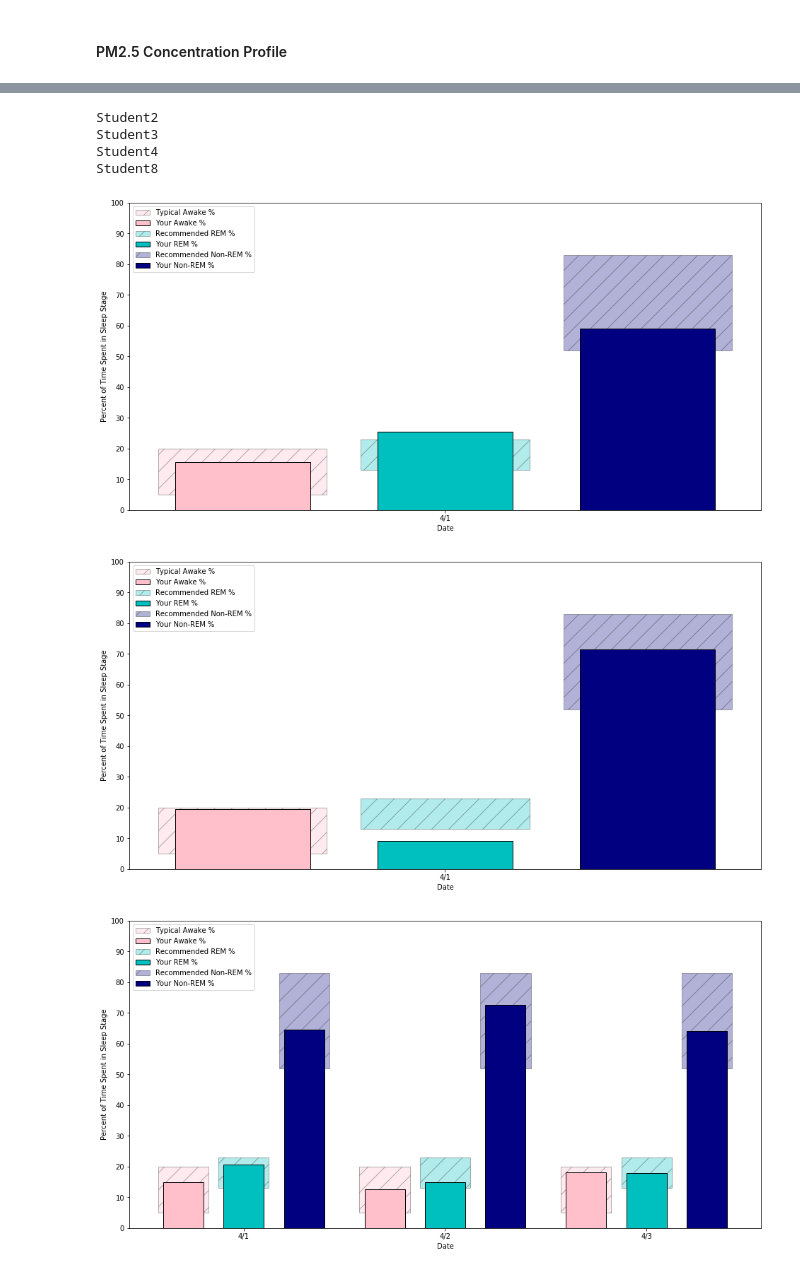
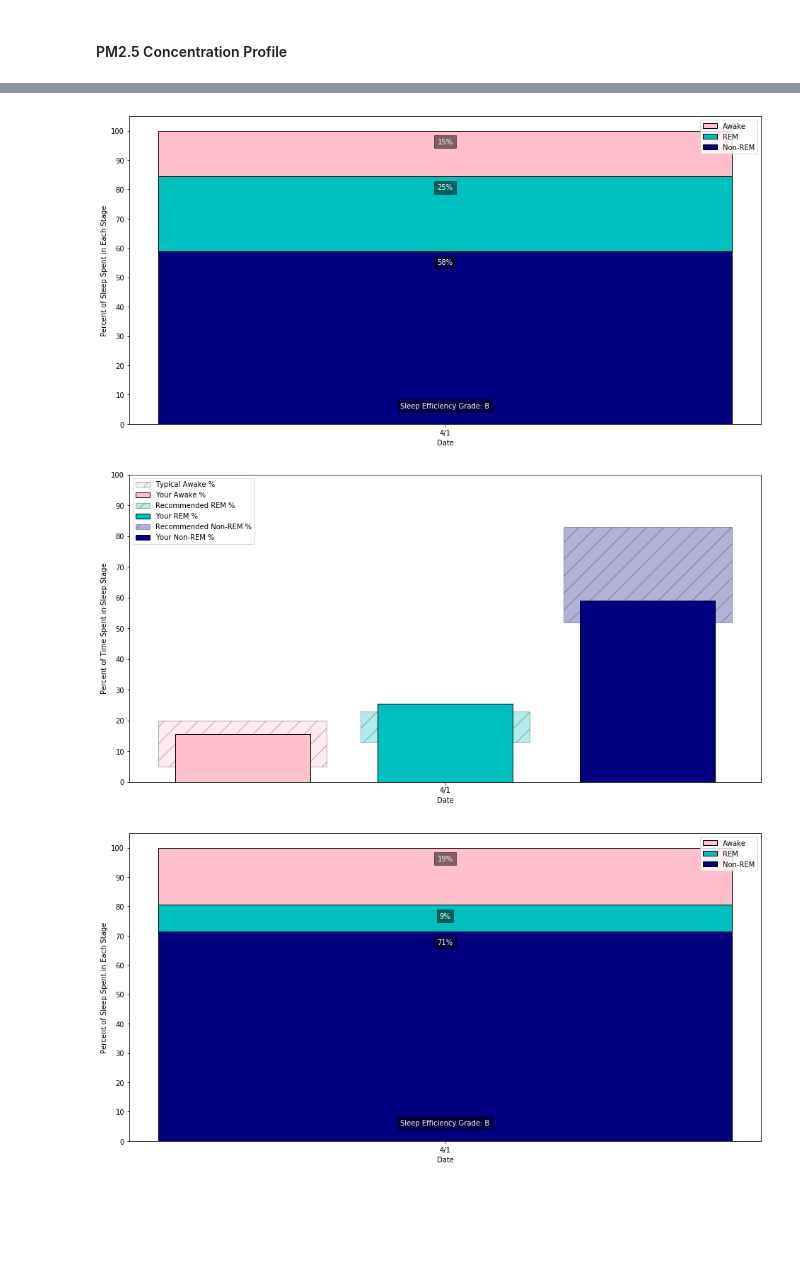
Before and after one commit to ccraddock/UT2000-SummerDashboard, a Jupyter notebook: UT2000_SummerDashboard_MasterNotebook.ipynb, the cells around one changed output, grey strips where cells are left out. Saved outputs shown, nothing was run; the diff lists cells and outputs as text; code cells hidden in the pictures; blank space fills up the shorter version.

```diff
--- a/UT2000_SummerDashboard_MasterNotebook.ipynb
+++ b/UT2000_SummerDashboard_MasterNotebook.ipynb
@@ -156,24 +174,12 @@ for name in Concentration_byStudent.index:
 # %%
-# Data Derivatives Module
-%run ./Module_DataDerivatives.ipynb
-
-# Data Visualization Module
-%run ./Module_DataVisualization.ipynb
-
-#print(SS_byInd[0])
 SE_byInd = pd.Series()
 for name in SS_byInd.index:
     if len(SS_byInd[name]) > 0:
-        print(name)
-        SE_byInd[name] = getSleepEfficiency(SS_byInd[name])
-        #getSleepStagePercentages(SE_byInd[name])
-        getSleepStageBenchmark1(SE_byInd[name])
-        #print(SE_byInd[name].head())
+        SE_byInd[name] = getSleepMetrics(SS_byInd[name])
+        SE_byInd[name] = getSleepEfficiencyGrade(SE_byInd[name])
+        getSleepStagePercentages(SE_byInd[name])
+        getSleepStageBenchmarks(SE_byInd[name])
 # %% [output]
-Student2
-Student3
-Student4
-Student8
-[figure, old version]
+[figure, new version]
-[figure, old version]
+[figure, new version]
-[figure, old version]
+[figure, new version]
```
Also changed, not shown: parts of 4 cells of this notebook.
